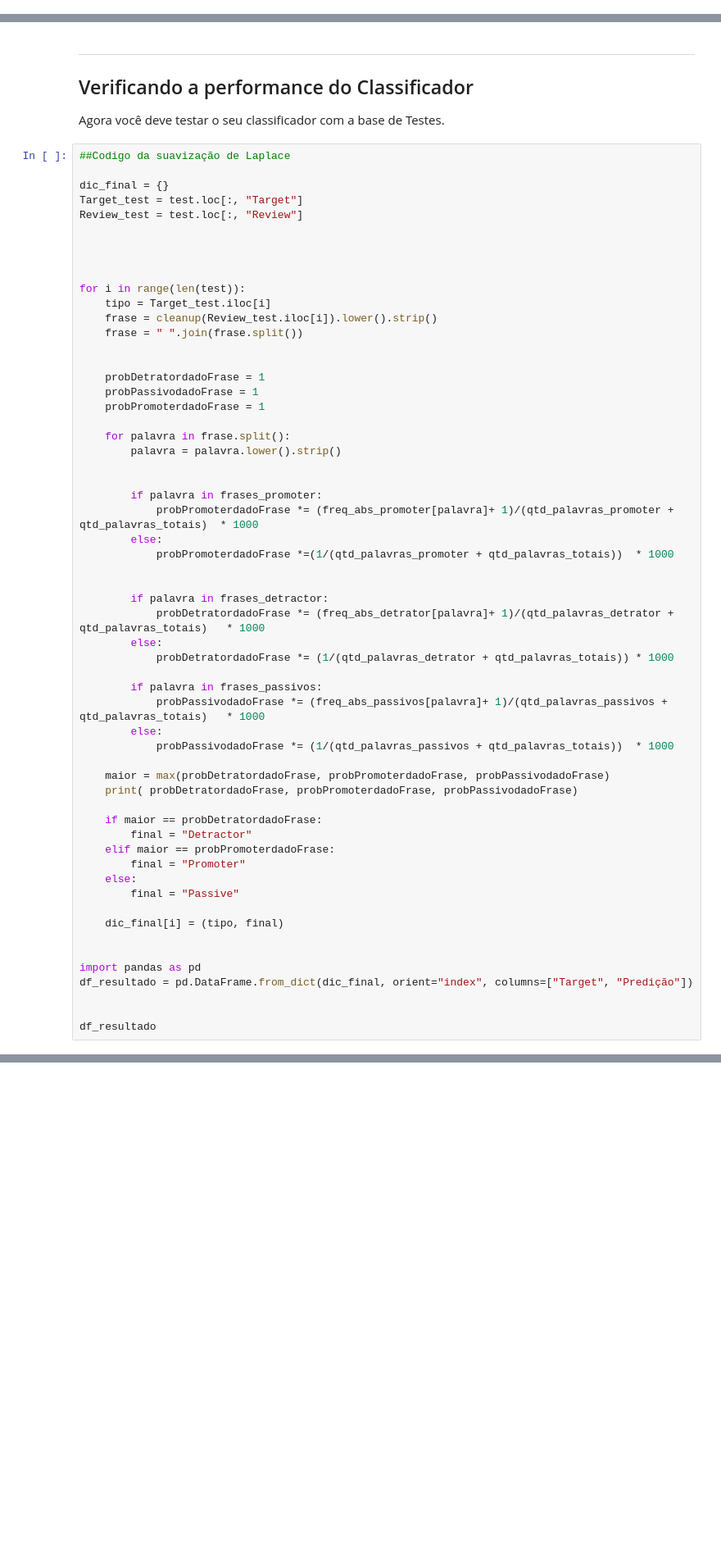
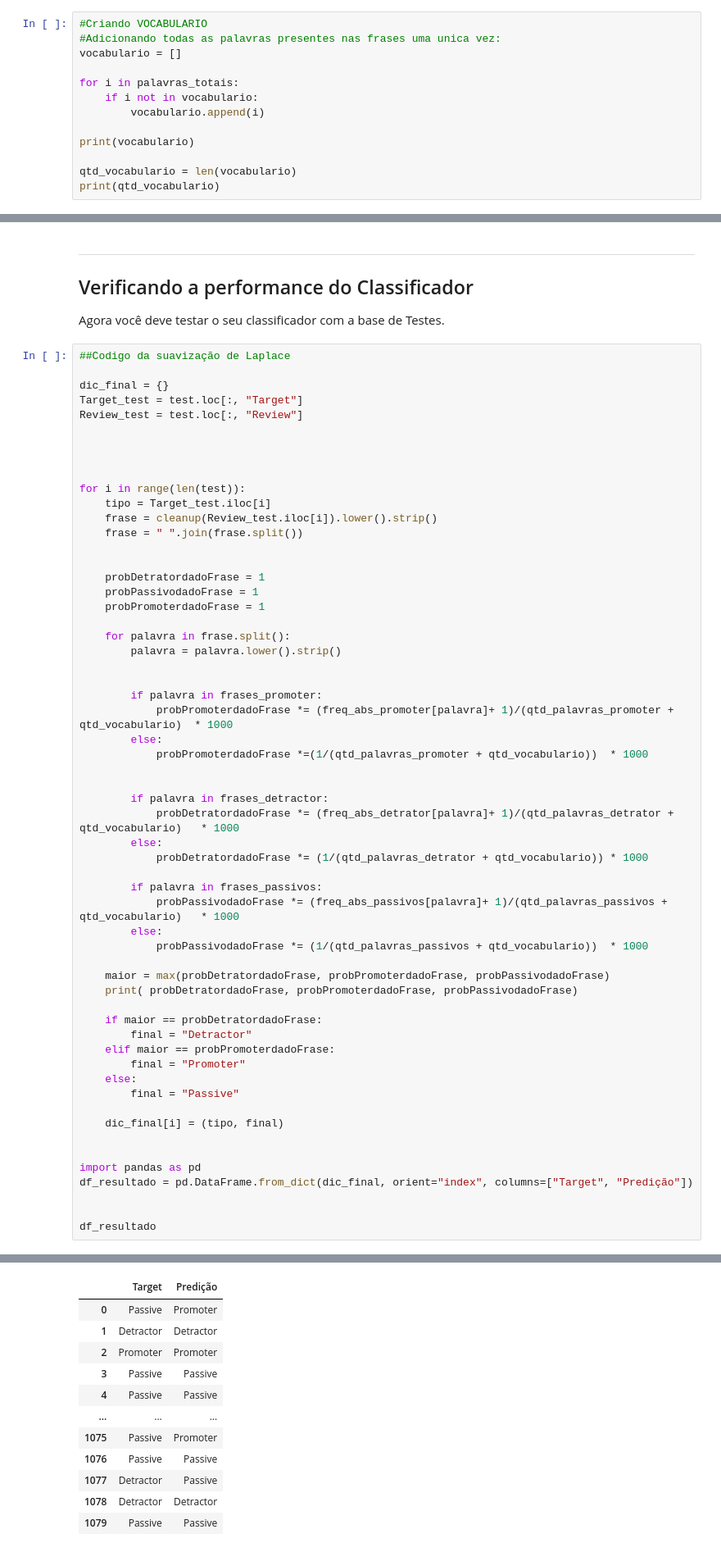
Before and after one commit to felipemenke/Projeto1-Cdados-Insper, a Jupyter notebook: Projeto1_Template.ipynb, the cells around one changed output, grey strips where cells are left out. Shown: that part at 82% size. Drawn from its saved outputs; the diff is of its cells as text; blank space fills up the shorter version.

```diff
--- a/Projeto1_Template.ipynb
+++ b/Projeto1_Template.ipynb
@@ -181,3 +181,16 @@ eilna       0.000011
 787800      0.000011
 dy1310      0.000011
 Name: proportion, Length: 6755, dtype: float64
+# %%
+#Criando VOCABULARIO
+#Adicionando todas as palavras presentes nas frases uma unica vez:
+vocabulario = []
+
+for i in palavras_totais:
+    if i not in vocabulario:
+        vocabulario.append(i)
+
+print(vocabulario)
+
+qtd_vocabulario = len(vocabulario)
+print(qtd_vocabulario)
@@ -211,20 +227,20 @@ for i in range(len(test)):
 
 
         if palavra in frases_promoter:
-            probPromoterdadoFrase *= (freq_abs_promoter[palavra]+ 1)/(qtd_palavras_promoter + qtd_palavras_totais)  * 1000
+            probPromoterdadoFrase *= (freq_abs_promoter[palavra]+ 1)/(qtd_palavras_promoter + qtd_vocabulario)  * 1000
         else:
-            probPromoterdadoFrase *=(1/(qtd_palavras_promoter + qtd_palavras_totais))  * 1000
+            probPromoterdadoFrase *=(1/(qtd_palavras_promoter + qtd_vocabulario))  * 1000
 
 
         if palavra in frases_detractor:
-            probDetratordadoFrase *= (freq_abs_detrator[palavra]+ 1)/(qtd_palavras_detrator + qtd_palavras_totais)   * 1000
+            probDetratordadoFrase *= (freq_abs_detrator[palavra]+ 1)/(qtd_palavras_detrator + qtd_vocabulario)   * 1000
         else:
-            probDetratordadoFrase *= (1/(qtd_palavras_detrator + qtd_palavras_totais)) * 1000
+            probDetratordadoFrase *= (1/(qtd_palavras_detrator + qtd_vocabulario)) * 1000
 
         if palavra in frases_passivos:
-            probPassivodadoFrase *= (freq_abs_passivos[palavra]+ 1)/(qtd_palavras_passivos + qtd_palavras_totais)   * 1000
+            probPassivodadoFrase *= (freq_abs_passivos[palavra]+ 1)/(qtd_palavras_passivos + qtd_vocabulario)   * 1000
         else:
-            probPassivodadoFrase *= (1/(qtd_palavras_passivos + qtd_palavras_totais))  * 1000
+            probPassivodadoFrase *= (1/(qtd_palavras_passivos + qtd_vocabulario))  * 1000
 
     maior = max(probDetratordadoFrase, probPromoterdadoFrase, probPassivodadoFrase)
     print( probDetratordadoFrase, probPromoterdadoFrase, probPassivodadoFrase)
@@ -264,0 +281,12 @@ df_resultado
+|  | Target | Predição |
+| 0 | Passive | Promoter |
+| 1 | Detractor | Detractor |
+| 2 | Promoter | Promoter |
+| 3 | Passive | Passive |
+| 4 | Passive | Passive |
+| ... | ... | ... |
+| 1075 | Passive | Promoter |
+| 1076 | Passive | Passive |
+| 1077 | Detractor | Passive |
+| 1078 | Detractor | Detractor |
+| 1079 | Passive | Passive |
```
Also changed, not shown: parts of 5 cells of this notebook.
